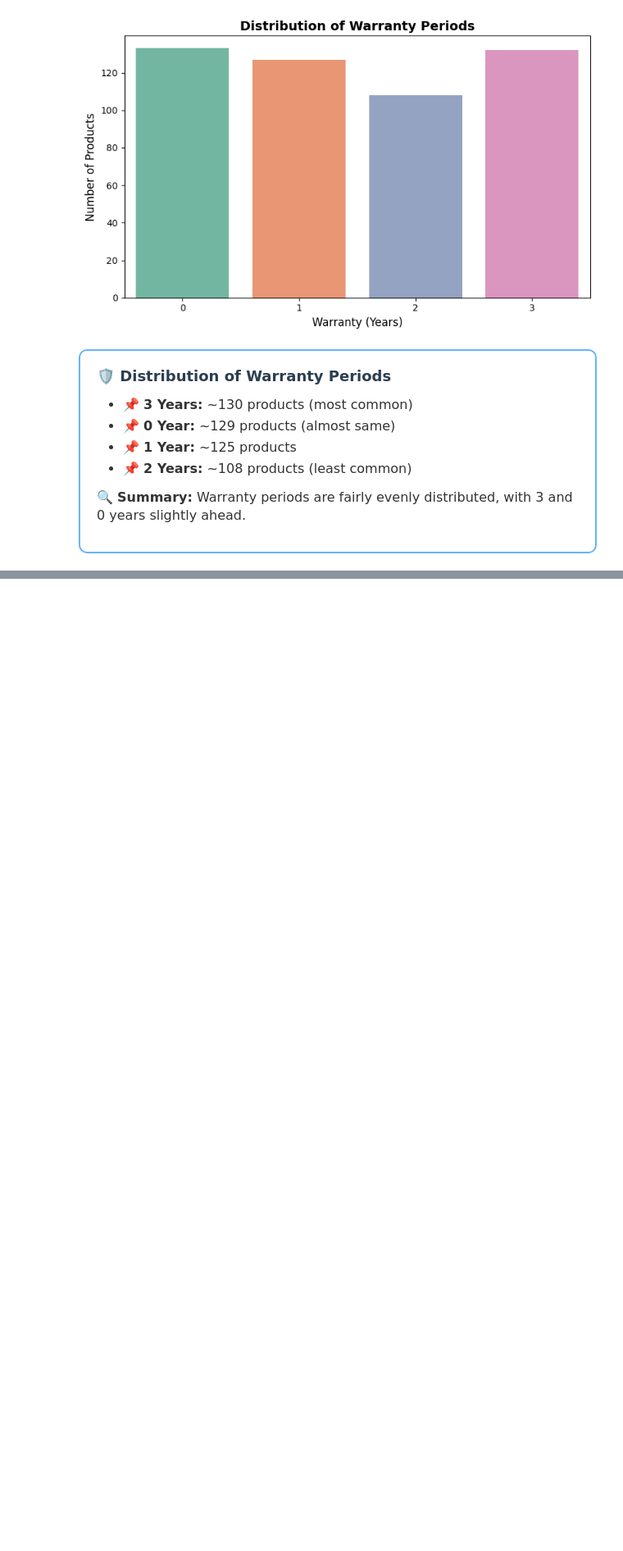
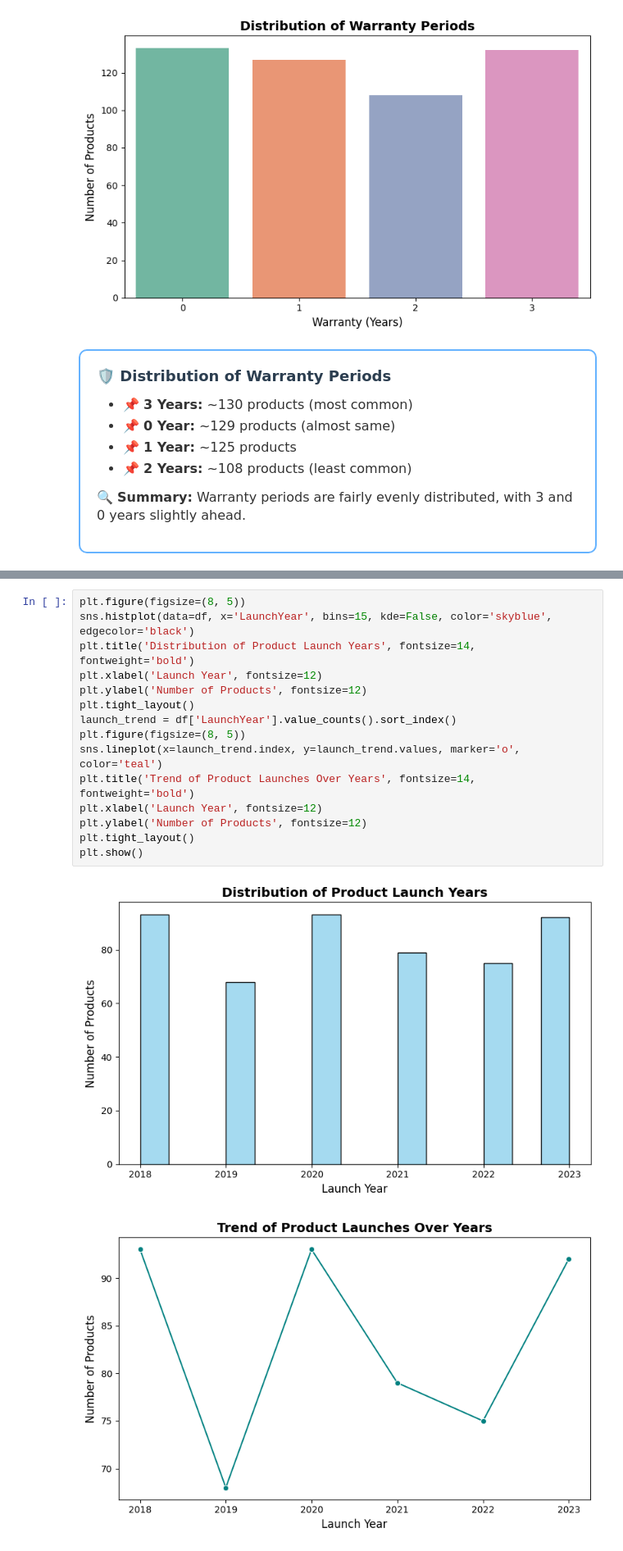
Before and after one commit to sachinn854/Product-Demand-Forecasting, a Jupyter notebook: 4_EDA/product_info.ipynb, the cells around one changed output, grey strips where cells are left out. Shown: that part at 82% size. Cells and saved outputs as stored; diff of their text form; blank space fills up the shorter version.

Commit message:
Update EDA of Product data

```diff
--- a/4_EDA/product_info.ipynb
+++ b/4_EDA/product_info.ipynb
@@ -805,0 +373,18 @@ plt.show()
+# %%
+plt.figure(figsize=(8, 5))
+sns.histplot(data=df, x='LaunchYear', bins=15, kde=False, color='skyblue', edgecolor='black')
+plt.title('Distribution of Product Launch Years', fontsize=14, fontweight='bold')
+plt.xlabel('Launch Year', fontsize=12)
+plt.ylabel('Number of Products', fontsize=12)
+plt.tight_layout()
+launch_trend = df['LaunchYear'].value_counts().sort_index()
+plt.figure(figsize=(8, 5))
+sns.lineplot(x=launch_trend.index, y=launch_trend.values, marker='o', color='teal')
+plt.title('Trend of Product Launches Over Years', fontsize=14, fontweight='bold')
+plt.xlabel('Launch Year', fontsize=12)
+plt.ylabel('Number of Products', fontsize=12)
+plt.tight_layout()
+plt.show()
+# %% [output]
+[figure, added]
+[figure, added]
```
Also changed, not shown: parts of 84 cells of this notebook, 2 other files.
